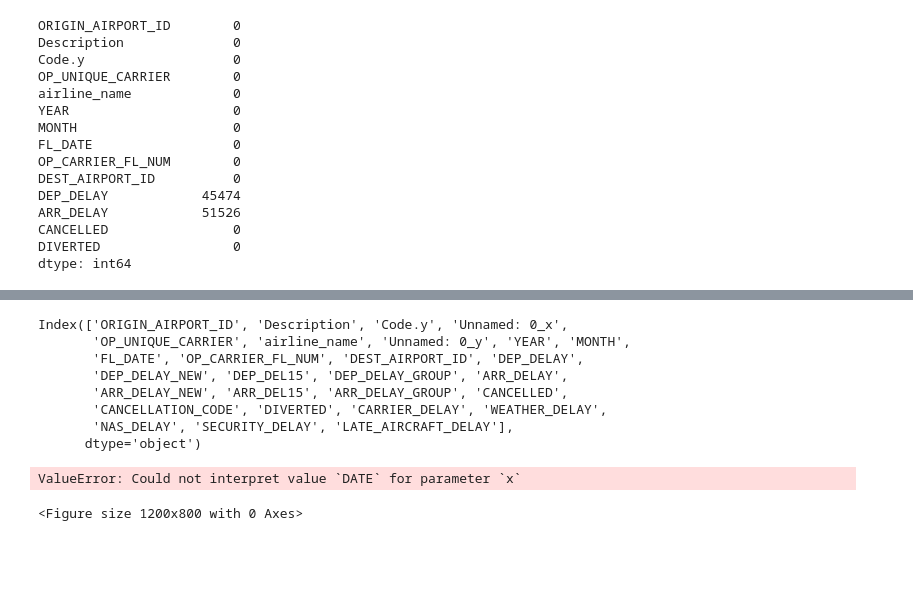
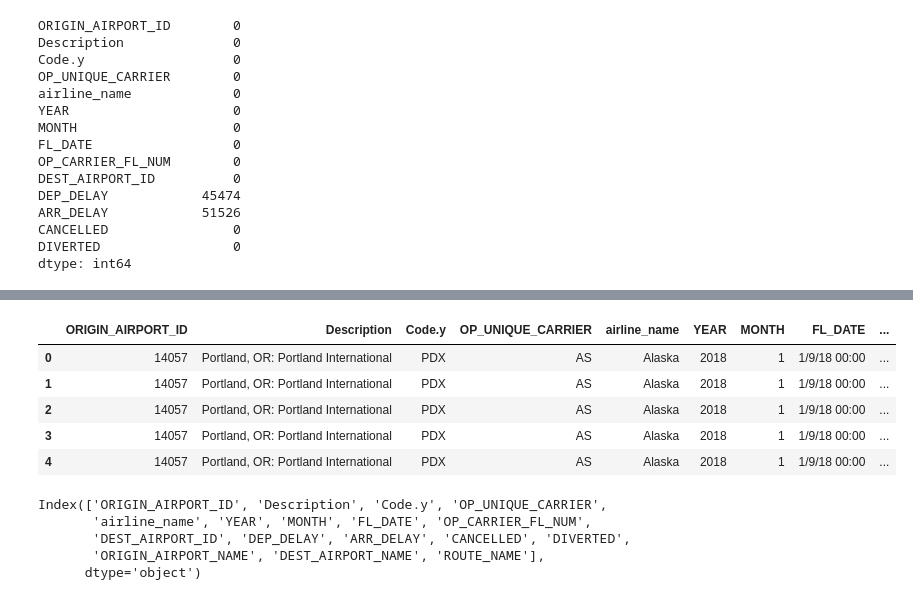
Before and after one commit to mehpree/airline-data-analysis, a Jupyter notebook: Airport Analysis.ipynb, the cells around one changed output, grey strips where cells are left out. Cells and saved outputs as stored; diff of their text form; code cells hidden in the pictures; blank space fills up the shorter version.

```diff
--- a/Airport Analysis.ipynb
+++ b/Airport Analysis.ipynb
@@ -136,36 +96,17 @@ sample_df.head()
+# %%
+subset_data.head()
+# %% [output]
+|  | ORIGIN_AIRPORT_ID | Description | Code.y | OP_UNIQUE_CARRIER | airline_name | YEAR | MONTH | FL_DATE | ... |
+| 0 | 14057 | Portland, OR: Portland International | PDX | AS | Alaska | 2018 | 1 | 1/9/18 00:00 | ... |
+| 1 | 14057 | Portland, OR: Portland International | PDX | AS | Alaska | 2018 | 1 | 1/9/18 00:00 | ... |
+| 2 | 14057 | Portland, OR: Portland International | PDX | AS | Alaska | 2018 | 1 | 1/9/18 00:00 | ... |
+| 3 | 14057 | Portland, OR: Portland International | PDX | AS | Alaska | 2018 | 1 | 1/9/18 00:00 | ... |
+| 4 | 14057 | Portland, OR: Portland International | PDX | AS | Alaska | 2018 | 1 | 1/9/18 00:00 | ... |
 # %%
-sample_df.columns
+subset_data.columns
 # %% [output]
-Index(['ORIGIN_AIRPORT_ID', 'Description', 'Code.y', 'Unnamed: 0_x',
-       'OP_UNIQUE_CARRIER', 'airline_name', 'Unnamed: 0_y', 'YEAR', 'MONTH',
-       'FL_DATE', 'OP_CARRIER_FL_NUM', 'DEST_AIRPORT_ID', 'DEP_DELAY',
-       'DEP_DELAY_NEW', 'DEP_DEL15', 'DEP_DELAY_GROUP', 'ARR_DELAY',
-       'ARR_DELAY_NEW', 'ARR_DEL15', 'ARR_DELAY_GROUP', 'CANCELLED',
-       'CANCELLATION_CODE', 'DIVERTED', 'CARRIER_DELAY', 'WEATHER_DELAY',
-       'NAS_DELAY', 'SECURITY_DELAY', 'LATE_AIRCRAFT_DELAY'],
+Index(['ORIGIN_AIRPORT_ID', 'Description', 'Code.y', 'OP_UNIQUE_CARRIER',
+       'airline_name', 'YEAR', 'MONTH', 'FL_DATE', 'OP_CARRIER_FL_NUM',
+       'DEST_AIRPORT_ID', 'DEP_DELAY', 'ARR_DELAY', 'CANCELLED', 'DIVERTED',
+       'ORIGIN_AIRPORT_NAME', 'DEST_AIRPORT_NAME', 'ROUTE_NAME'],
       dtype='object')
-# %%
-# Calculate on-time percentages by airline and date
-on_time_percentage = sample_df.groupby(['airline_name','DATE'])['ARR_DELAY'].apply(lambda x: (x <= 0).mean() * 100).reset_index(name='On-Time Percentage')
-
-# Calculate average on-time percentage for each airline
-average_on_time_percentage = on_time_percentage.groupby('airline_name')['On-Time Percentage'].mean().reset_index().sort_values('On-Time Percentage', ascending=False)
-
-# Select top airlines with highest on-time performance
-top_airlines = average_on_time_percentage.nlargest(5, 'On-Time Percentage')['airline_name']
-
-# Filter on-time percentage data for top airlines
-top_airlines_on_time = on_time_percentage[on_time_percentage['airline_name'].isin(top_airlines)]
-
-# Plot on-time performance over time for top airlines
-plt.figure(figsize=(12, 8))
-sns.lineplot(data=top_airlines_on_time, x='DATE', y='On-Time Percentage', hue='airline_name', palette='Set2')
-plt.xlabel('Time')
-plt.ylabel('On-Time Percentage')
-plt.title('On-Time Performance of Top Airlines over Time')
-plt.xticks(rotation=45)
-plt.legend(bbox_to_anchor=(1, 1))
-plt.show()
-# %% [output]
-ValueError: Could not interpret value `DATE` for parameter `x`
-<Figure size 1200x800 with 0 Axes>
```
Also changed, not shown: parts of 17 cells of this notebook, 3 other files.
